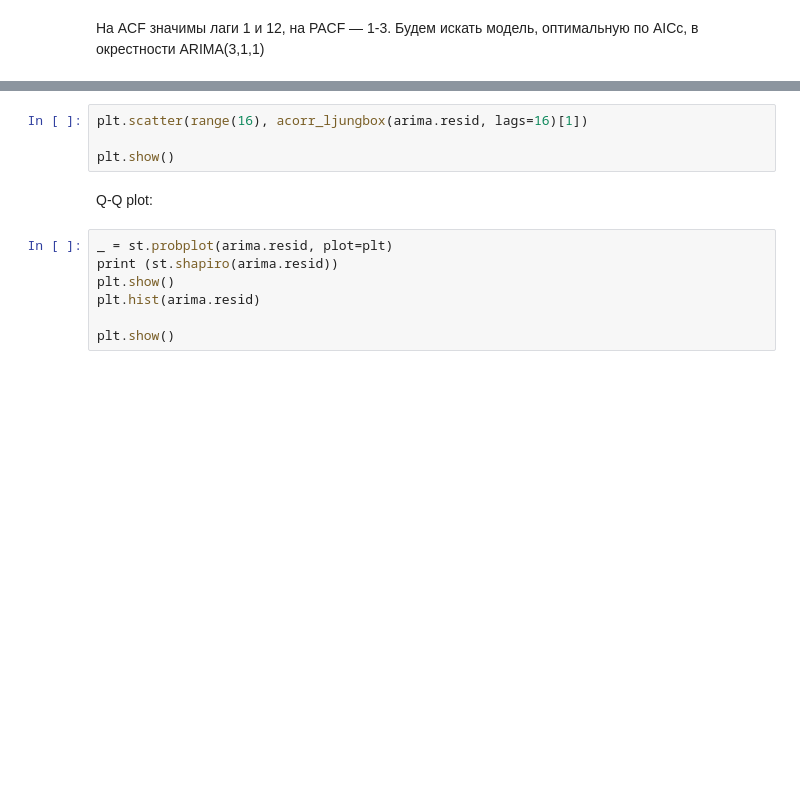
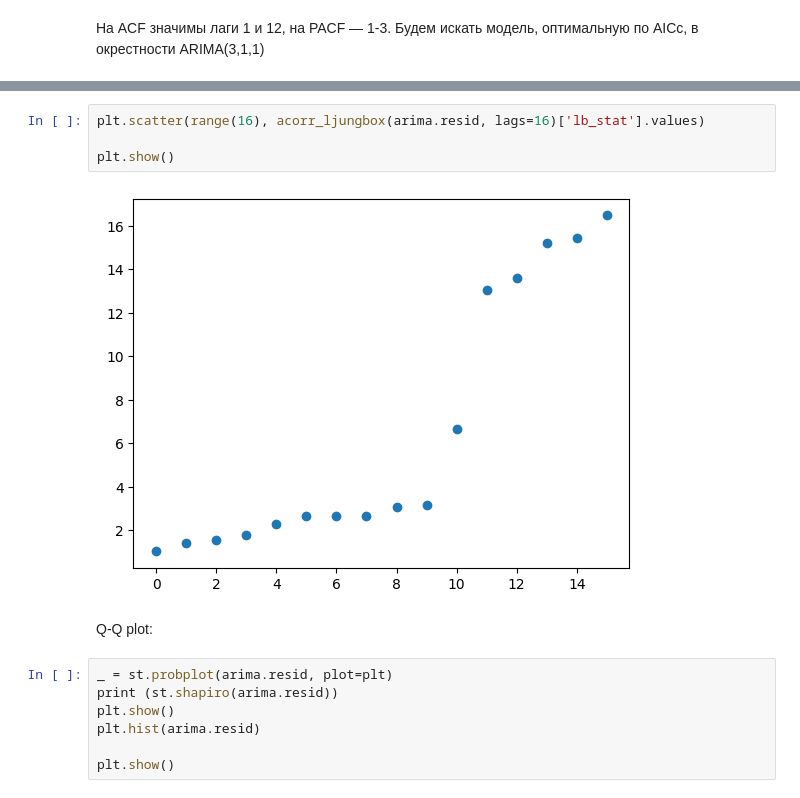
Before and after one commit to andriygav/PSAD, a Jupyter notebook: seminars/sem9/main.ipynb, the cells around one changed output, grey strips where cells are left out. Drawn from its saved outputs; the diff is of its cells as text; blank space fills up the shorter version.

```diff
--- a/seminars/sem9/main.ipynb
+++ b/seminars/sem9/main.ipynb
@@ -319,7 +487,9 @@ plt.show()
 # %%
-plt.scatter(range(16), acorr_ljungbox(arima.resid, lags=16)[1])
+plt.scatter(range(16), acorr_ljungbox(arima.resid, lags=16)['lb_stat'].values)
 
 plt.show()
+# %% [output]
+[figure, added]
 # %% [markdown]
 Q-Q plot:
 # %%
```
Also changed, not shown: parts of 35 cells of this notebook.
